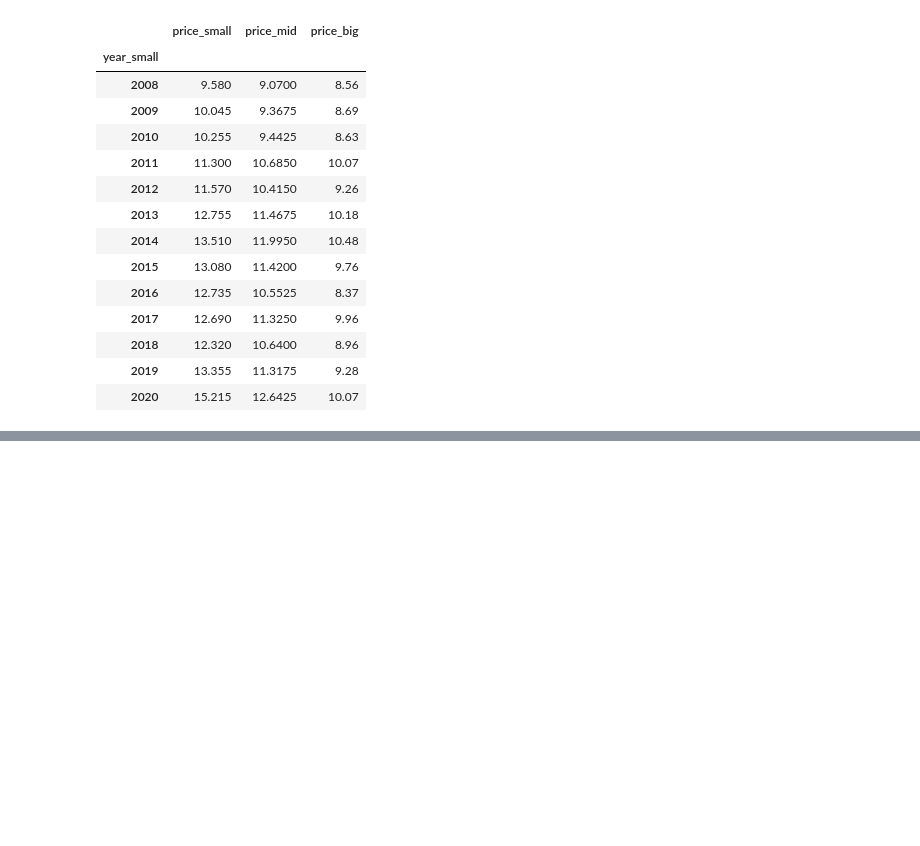
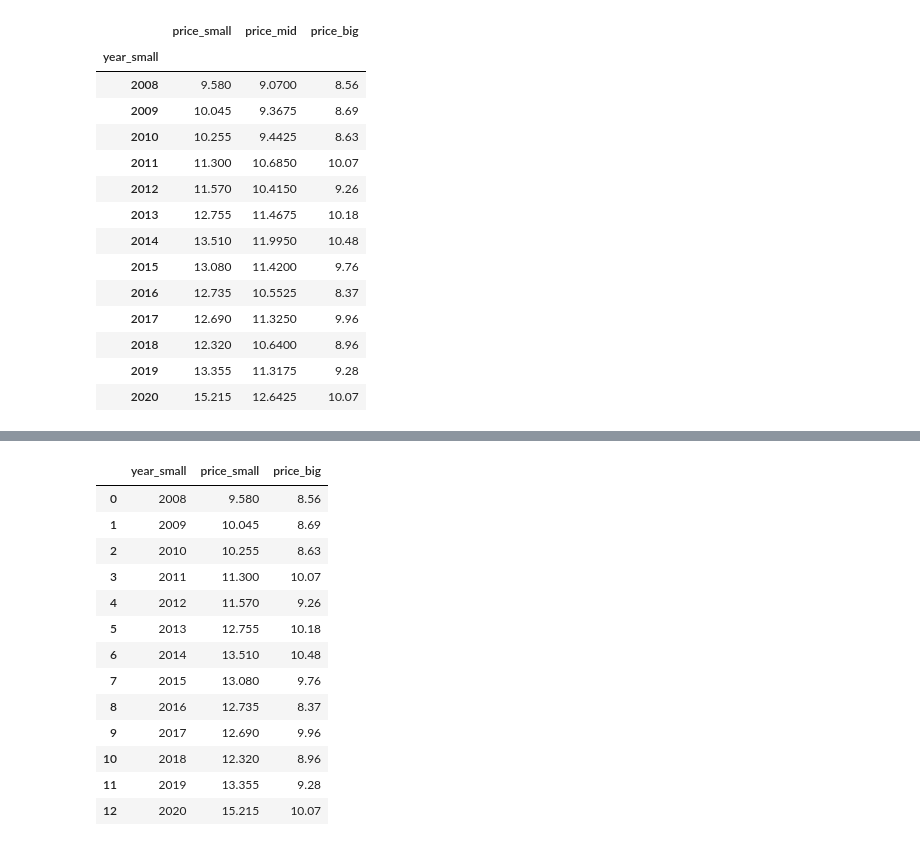
Before and after one commit to sjshtura/Code_Snippets, a Jupyter notebook: interpolation.ipynb, the cells around one changed output, grey strips where cells are left out. Cells and saved outputs as stored; diff of their text form; code cells hidden in the pictures; blank space fills up the shorter version.

```diff
--- a/interpolation.ipynb
+++ b/interpolation.ipynb
@@ -229,0 +245,17 @@ x.to_excel("output.xlsx")
+# %%
+df
+# %% [output]
+|  | year_small | price_small | price_big |
+| 0 | 2008 | 9.580 | 8.56 |
+| 1 | 2009 | 10.045 | 8.69 |
+| 2 | 2010 | 10.255 | 8.63 |
+| 3 | 2011 | 11.300 | 10.07 |
+| 4 | 2012 | 11.570 | 9.26 |
+| 5 | 2013 | 12.755 | 10.18 |
+| 6 | 2014 | 13.510 | 10.48 |
+| 7 | 2015 | 13.080 | 9.76 |
+| 8 | 2016 | 12.735 | 8.37 |
+| 9 | 2017 | 12.690 | 9.96 |
+| 10 | 2018 | 12.320 | 8.96 |
+| 11 | 2019 | 13.355 | 9.28 |
+| 12 | 2020 | 15.215 | 10.07 |
```
Also changed, not shown: parts of 1 cell of this notebook, 7 other files.
